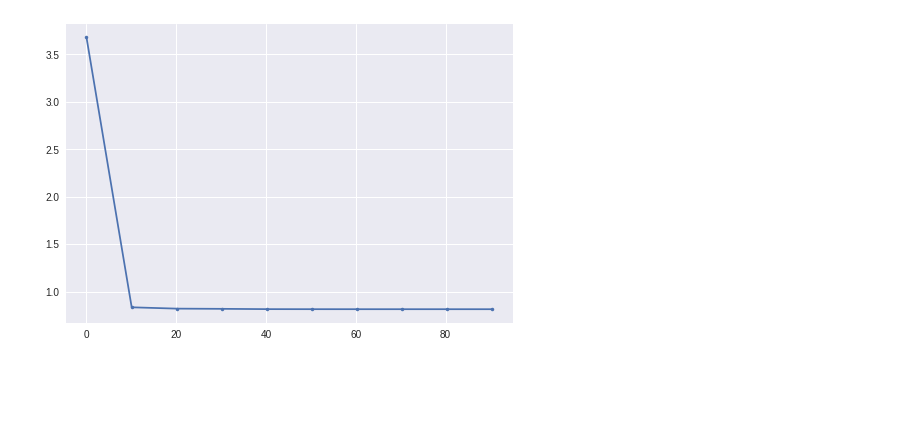
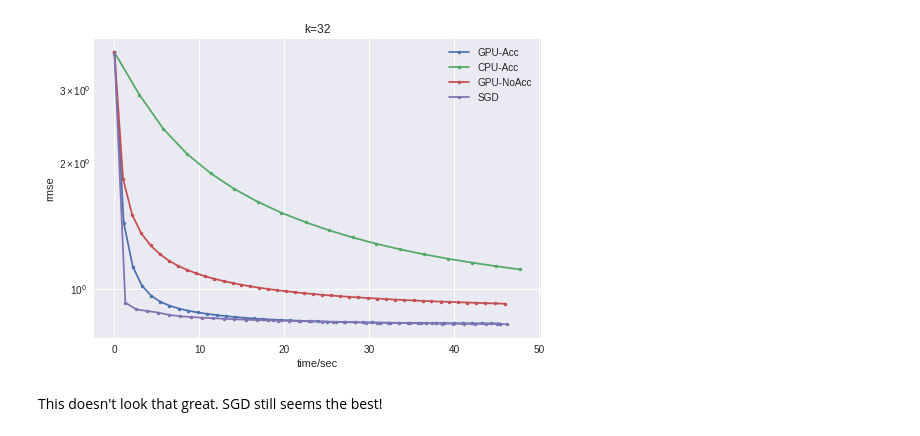
Before and after one commit to jiaweichiu/gpuimpute, a Jupyter notebook: results/plots.ipynb, the cells around one changed output. Cells and saved outputs as stored; diff of their text form; code cells hidden in the pictures; blank space fills up the shorter version.

```diff
--- a/results/plots.ipynb
+++ b/results/plots.ipynb
@@ -3,19 +3,58 @@ import numpy as np
 import pandas as pd
 import matplotlib.pyplot as plt
 import seaborn as sns
-# %%
-k = 8
-sv_threshold = '10'
-num_gram = 1
-num = 0
-dataset = 'ml-20m'
-
-use_gpu = 'true'
-accelerated = 'true'
-soft_threshold = 'true'
-filename = './%s/impute_%d_%d_%s_%s_%d_%s_%s.tsv' % (dataset, num, k, sv_threshold, soft_threshold, num_gram, use_gpu, accelerated)
-df = pd.read_csv(filename, sep='\t')
-plt.plot(df['time'], df['rmse'], label='GPU-Accelerated', marker='.')
-plt.show()
-# %% [output]
-[figure, removed]
+# %%
+k = 32
+sv_threshold = '10'
+num_gram = 1
+num = 0
+dataset = 'ml-20m'
+
+use_gpu = 'false'
+accelerated = 'true'
+soft_threshold = 'true'
+filename = './%s/impute_%d_%d_%s_%s_%d_%s_%s.tsv' % (dataset, num, k, sv_threshold, soft_threshold, num_gram, use_gpu, accelerated)
+df_cpu_acc = pd.read_csv(filename, sep='\t')
+
+use_gpu = 'true'
+accelerated = 'true'
+soft_threshold = 'true'
+filename = './%s/impute_%d_%d_%s_%s_%d_%s_%s.tsv' % (dataset, num, k, sv_threshold, soft_threshold, num_gram, use_gpu, accelerated)
+df_gpu_acc = pd.read_csv(filename, sep='\t')
+
+# use_gpu = 'true'
+# accelerated = 'true'
+# soft_threshold = 'false'
+# filename = './%s/impute_%d_%d_%s_%s_%d_%s_%s.tsv' % (dataset, num, k, sv_threshold, soft_threshold, num_gram, use_gpu, accelerated)
+# df_gpu_acc_hard = pd.read_csv(filename, sep='\t')
+
+use_gpu = 'true'
+accelerated = 'false'
+soft_threshold = 'true'
+filename = './%s/impute_%d_%d_%s_%s_%d_%s_%s.tsv' % (dataset, num, k, sv_threshold, soft_threshold, num_gram, use_gpu, accelerated)
+df_gpu_noacc = pd.read_csv(filename, sep='\t')
+
+# SGD.
+filename = './%s/sgd_%d_%d.tsv' % (dataset, num, k)
+df_sgd = pd.read_csv(filename, sep='\t')
+
+plt.plot(df_gpu_acc['time'], df_gpu_acc['rmse'], label='GPU-Acc', marker='.')
+plt.plot(df_cpu_acc['time'], df_cpu_acc['rmse'], label='CPU-Acc', marker='.')
+plt.plot(df_gpu_noacc['time'], df_gpu_noacc['rmse'], label='GPU-NoAcc', marker='.')
+plt.plot(df_sgd['time'], df_sgd['rmse'], label='SGD', marker='.')
+
+# Very small difference between soft threshold and hard threshold.
+#plt.plot(df_gpu_acc_hard['time'], np.log10(df_gpu_acc_hard['rmse']), label='GPU-Acc-Hard', marker='.')
+plt.xlabel('time/sec')
+plt.ylabel('rmse')
+plt.yscale('log')
+plt.title('k=%d' % k)
+plt.legend()
+
+fig = plt.gcf()
+fig.savefig('plot1.png')
+plt.show()
+# %% [output]
+[figure, added]
+# %% [markdown]
+This doesn't look that great. SGD still seems the best!
```
Also changed, not shown: 40 other files.
